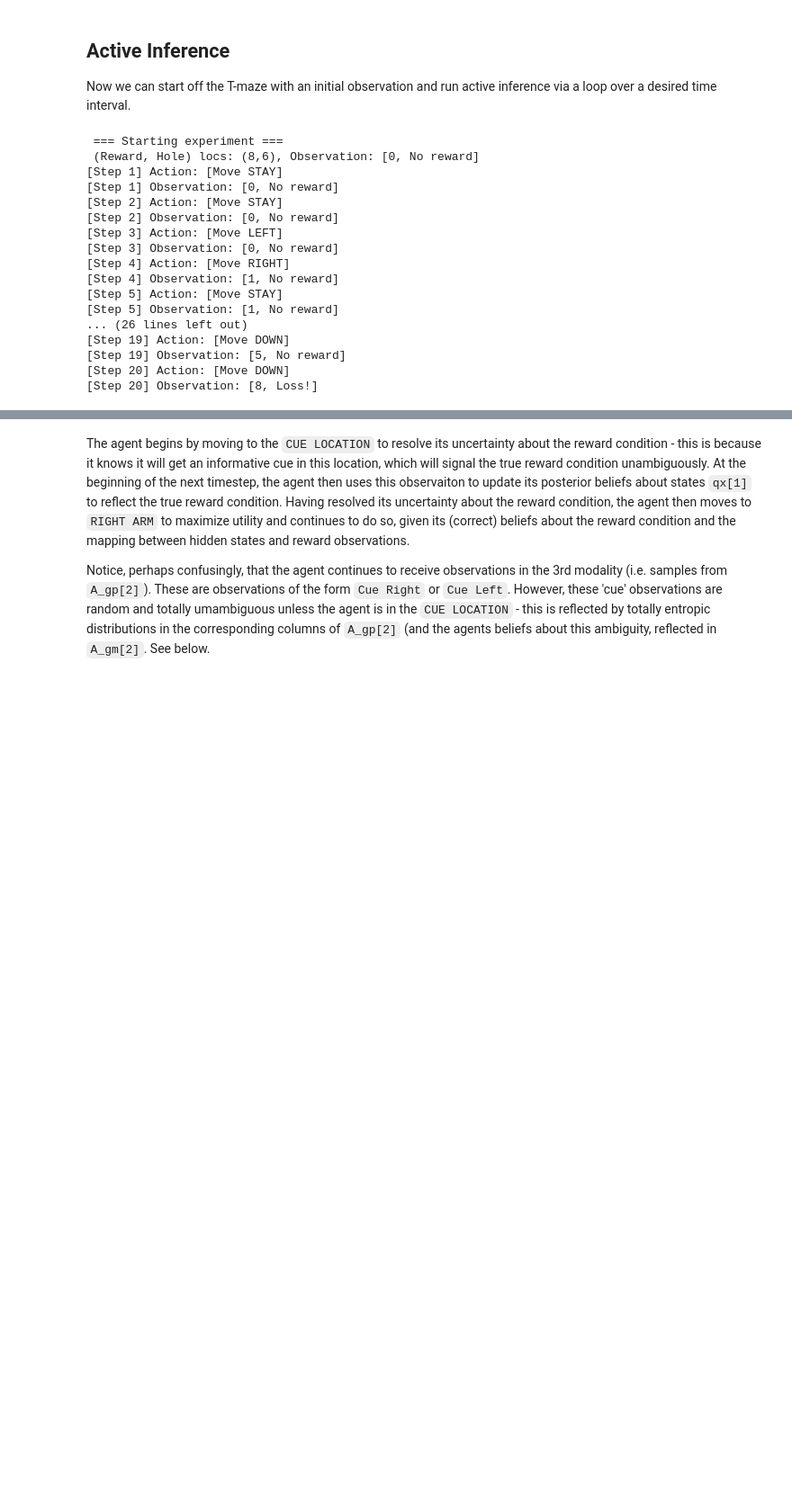
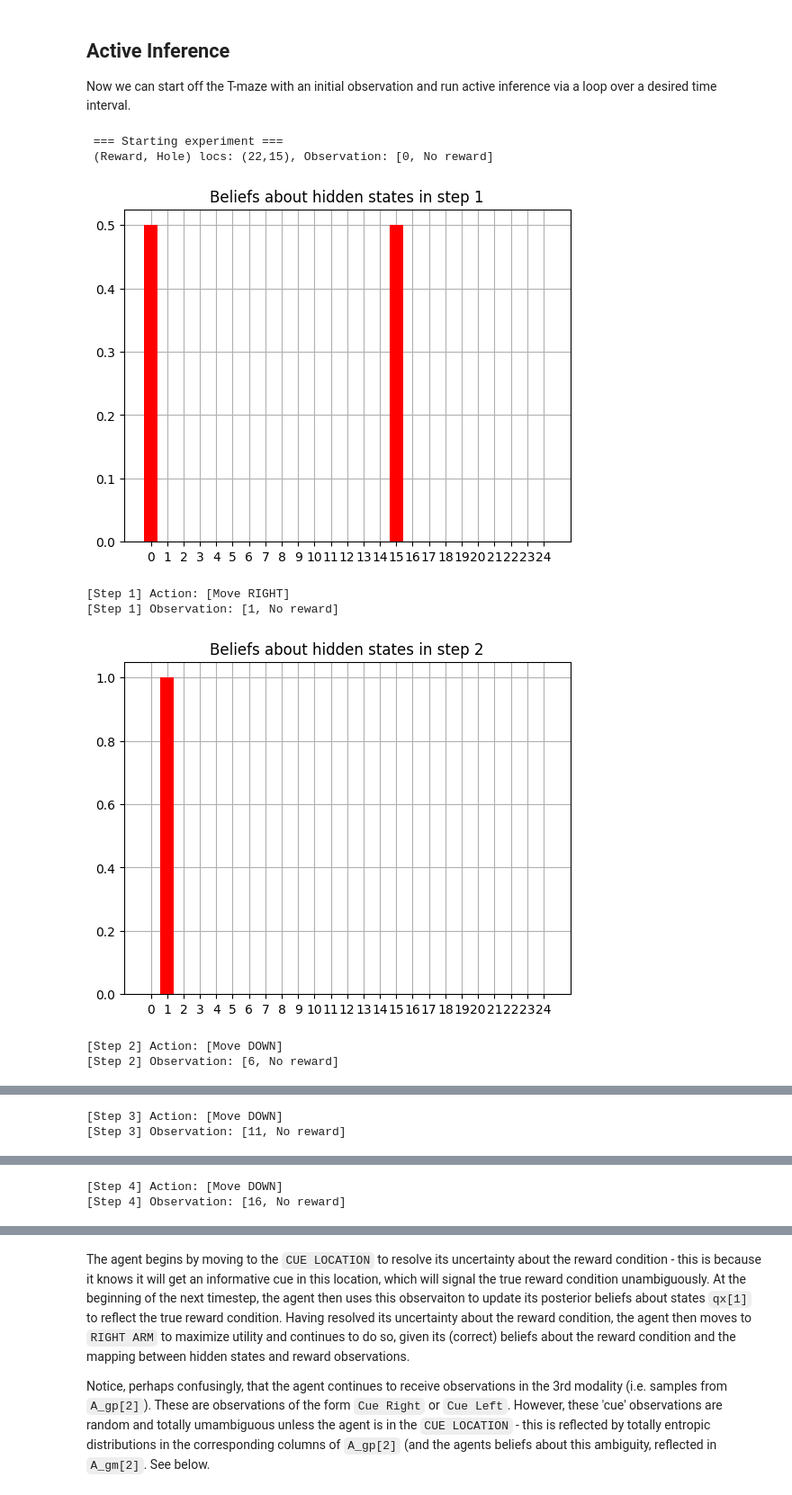
Before and after one commit to sriharshakoribille/aif-playground, a Jupyter notebook: scripts/notebooks/flake_demo.ipynb, the cells around one changed output, grey strips where cells are left out. Shown at 90% size. Cells and saved outputs as stored; diff of their text form; code cells hidden in the pictures; blank space fills up the shorter version.

```diff
--- a/scripts/notebooks/flake_demo.ipynb
+++ b/scripts/notebooks/flake_demo.ipynb
@@ -178,53 +181,52 @@ plot_beliefs(agent.C[1],"Prior beliefs about observations")
+# %%
+agent = Agent(A=A_gm, B=B_gm, C=C, D=D, control_fac_idx=controllable_indices, policy_len=5)
 # %% [markdown]
 ## Active Inference
 Now we can start off the T-maze with an initial observation and run active inference via a loop over a desired time interval.
 # %%
-T = 5 # number of timesteps
+T = 10 # number of timesteps
 
 obs = env.reset() # reset the environment and get an initial observation
-agent.reset() # reset the agent's beliefs
+# agent.reset() # reset the agent's beliefs
 # these are useful for displaying read-outs during the loop over time
 # reward_conditions = ["Right", "Left"]
 # location_observations = ['CENTER','RIGHT ARM','LEFT ARM','CUE LOCATION']
 reward_observations = ['No reward','Reward!','Loss!']
 actions = ["UP", "DOWN", "LEFT", "RIGHT", "STAY"]
 # cue_observations = ['Cue Right','Cue Left']
 msg = """ === Starting experiment === \n (Reward, Hole) locs: ({},{}), Observation: [{}, {}]"""
 # print(msg.format(reward_conditions[env.reward_condition], location_observations[obs[0]], reward_observations[obs[1]], cue_observations[obs[2]]))
 print(msg.format(env.reward_loc, env.hole_loc, obs[0], reward_observations[obs[1]]))
 
 # for t in range(T):
 t=0
-while not obs[1]==1 and t<20:
+while not obs[1]==1 and t<T:
     t += 1
     qx = agent.infer_states(obs)
+    # print("Inferred states: ", softmax(qx[0]))
+    plot_beliefs(qx[0],"Beliefs about hidden states in step {}".format(t))
 
     q_pi, efe = agent.infer_policies()
 
     action = agent.sample_action()
 
     msg = """[Step {}] Action: [Move {}]"""
     print(msg.format(t,actions[int(action[0])] ))
 
     obs = env.step(action)
 
     msg = """[Step {}] Observation: [{}, {}]"""
     print(msg.format(t, obs[0], reward_observations[obs[1]]))
+
+qx = agent.infer_states(obs)
+plot_beliefs(qx[0],"Final Beliefs about hidden states ")
+plot_beliefs(qx[1],"Final posterior beliefs about reward condition")
 # %% [output]
  === Starting experiment ===
- (Reward, Hole) locs: (8,6), Observation: [0, No reward]
-[Step 1] Action: [Move STAY]
-[Step 1] Observation: [0, No reward]
-[Step 2] Action: [Move STAY]
-[Step 2] Observation: [0, No reward]
-[Step 3] Action: [Move LEFT]
-[Step 3] Observation: [0, No reward]
-[Step 4] Action: [Move RIGHT]
-[Step 4] Observation: [1, No reward]
-[Step 5] Action: [Move STAY]
-[Step 5] Observation: [1, No reward]
-... (26 lines left out)
-[Step 19] Action: [Move DOWN]
-[Step 19] Observation: [5, No reward]
-[Step 20] Action: [Move DOWN]
-[Step 20] Observation: [8, Loss!]
+ (Reward, Hole) locs: (22,15), Observation: [0, No reward]
+[figure, added]
+[Step 1] Action: [Move RIGHT]
+[Step 1] Observation: [1, No reward]
+[figure, added]
+[Step 2] Action: [Move DOWN]
+[Step 2] Observation: [6, No reward]
@@ -230,0 +234,2 @@ while not obs[1]==1 and t<20:
+[Step 3] Action: [Move DOWN]
+[Step 3] Observation: [11, No reward]
@@ -230,0 +237,2 @@ while not obs[1]==1 and t<20:
+[Step 4] Action: [Move DOWN]
+[Step 4] Observation: [16, No reward]
```
Also changed, not shown: parts of 26 cells of this notebook, 2 other files.
